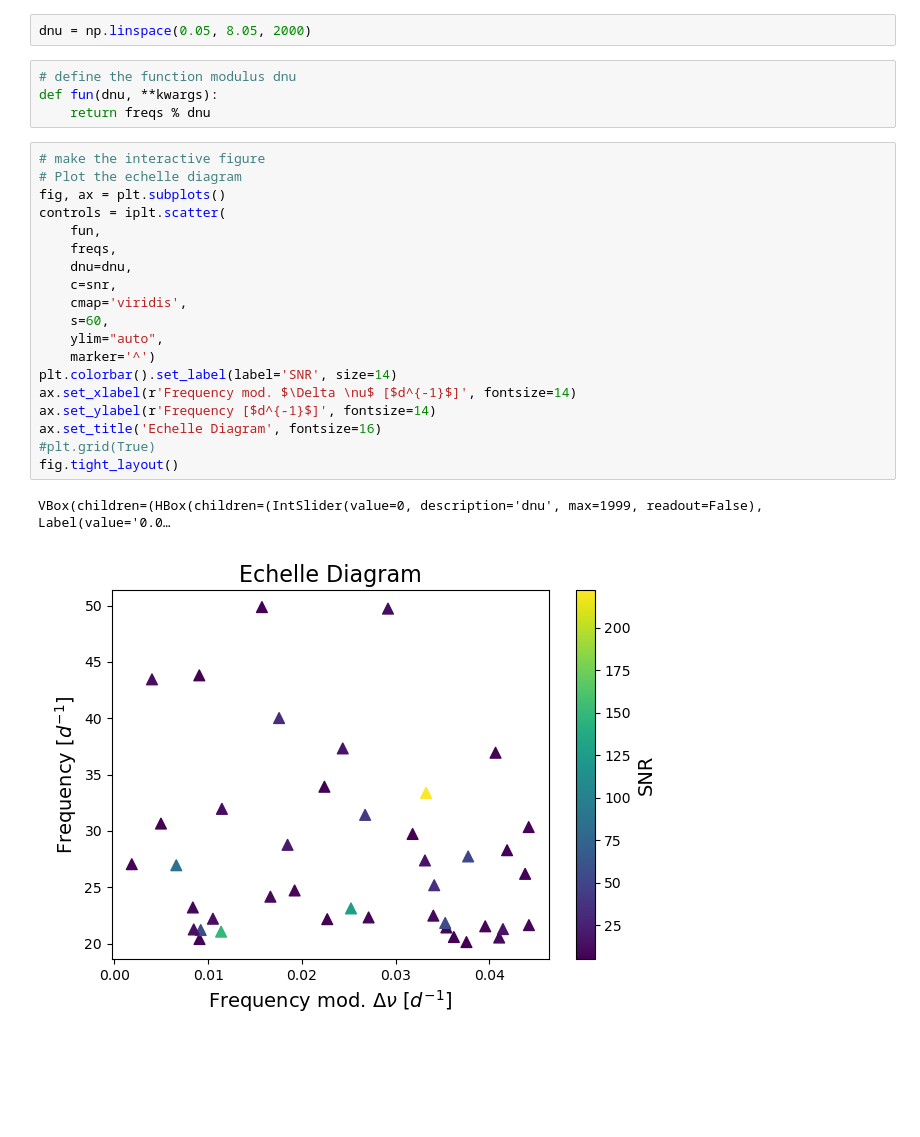
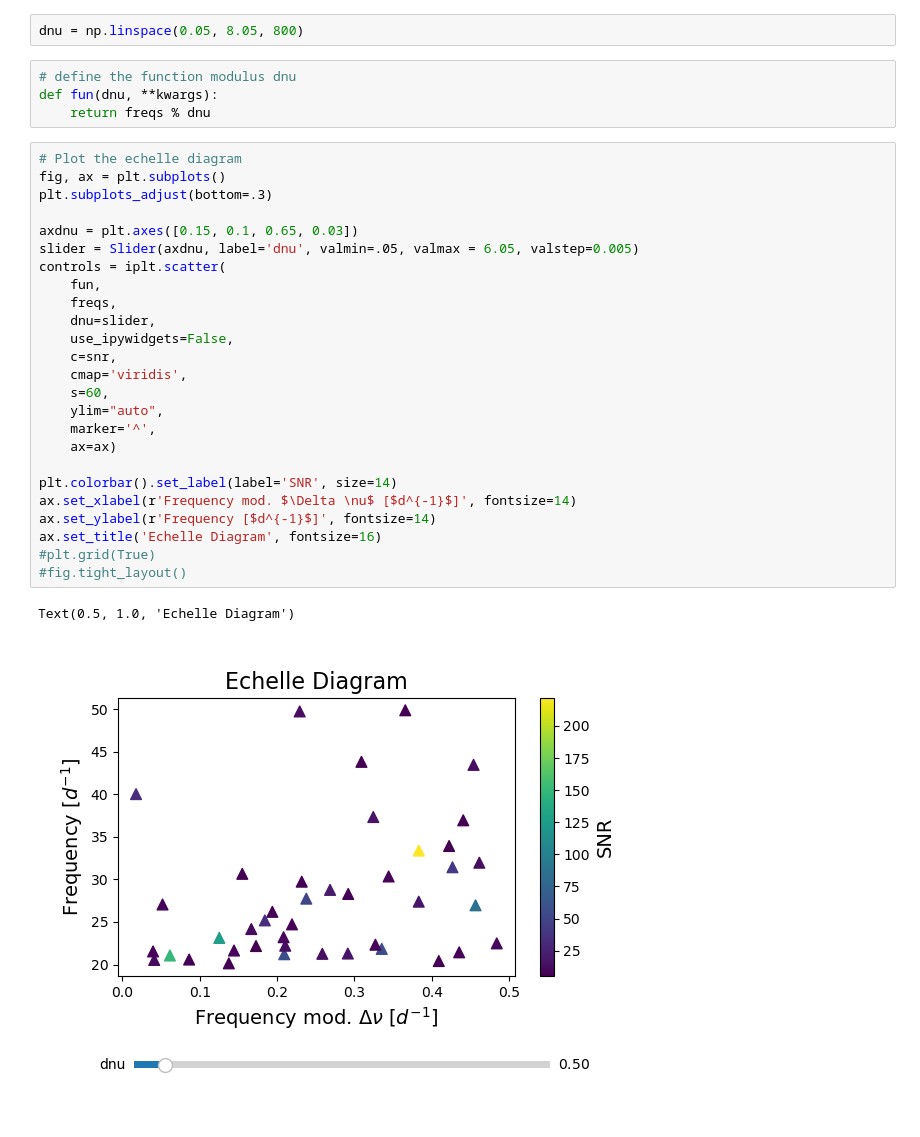
Before and after one commit to javier-iaa/echelle, a Jupyter notebook: echelle_slider.ipynb, the cells around one changed output. Drawn from its saved outputs; the diff is of its cells as text; blank space fills up the shorter version.

```diff
--- a/echelle_slider.ipynb
+++ b/echelle_slider.ipynb
@@ -19,28 +82,34 @@ snr = snr[ freqind ]
 # %%
-dnu = np.linspace(0.05, 8.05, 2000)
+dnu = np.linspace(0.05, 8.05, 800)
 # %%
 # define the function modulus dnu
 def fun(dnu, **kwargs):
     return freqs % dnu
 # %%
-# make the interactive figure
 # Plot the echelle diagram
 fig, ax = plt.subplots()
+plt.subplots_adjust(bottom=.3)
+
+axdnu = plt.axes([0.15, 0.1, 0.65, 0.03])
+slider = Slider(axdnu, label='dnu', valmin=.05, valmax = 6.05, valstep=0.005)
 controls = iplt.scatter(
     fun,
     freqs,
-    dnu=dnu,
+    dnu=slider,
+    use_ipywidgets=False,
     c=snr,
     cmap='viridis',
     s=60,
     ylim="auto",
-    marker='^')
+    marker='^',
+    ax=ax)
+
 plt.colorbar().set_label(label='SNR', size=14)
 ax.set_xlabel(r'Frequency mod. $\Delta \nu$ [$d^{-1}$]', fontsize=14)
 ax.set_ylabel(r'Frequency [$d^{-1}$]', fontsize=14)
 ax.set_title('Echelle Diagram', fontsize=16)
 #plt.grid(True)
-fig.tight_layout()
+#fig.tight_layout()
 # %% [output]
-VBox(children=(HBox(children=(IntSlider(value=0, description='dnu', max=1999, readout=False), Label(value='0.0…
+Text(0.5, 1.0, 'Echelle Diagram')
-[figure, old version]
+[figure, new version]
```
Also changed, not shown: parts of 4 cells of this notebook.
